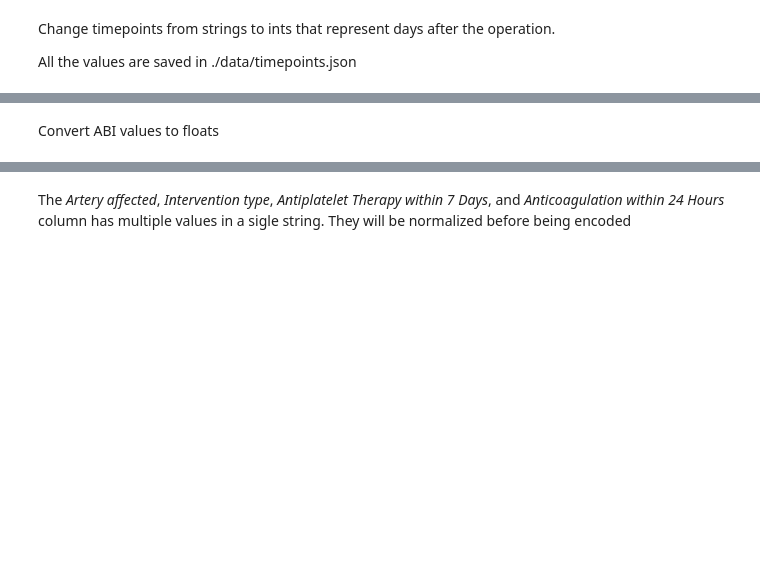
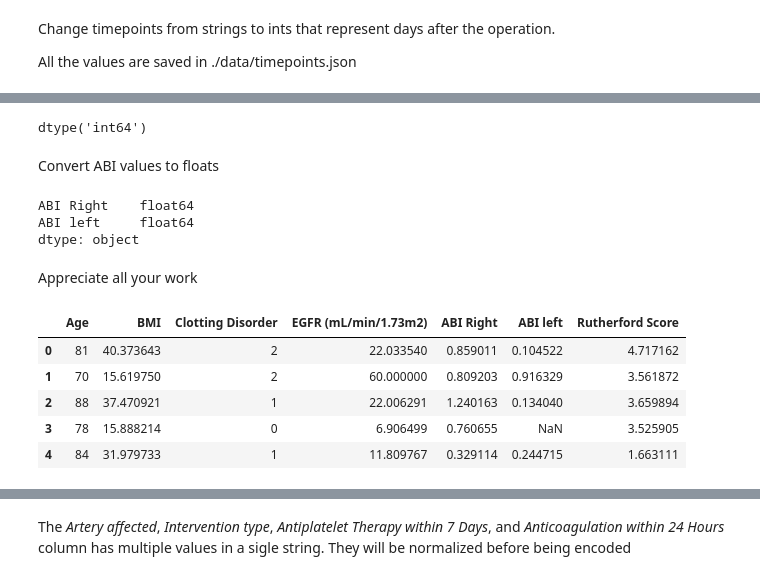
Before and after one commit to kstack21/CapstoneC2023, a Jupyter notebook: steps.ipynb, the cells around one changed output, grey strips where cells are left out. Saved outputs shown, nothing was run; the diff lists cells and outputs as text; code cells hidden in the pictures; blank space fills up the shorter version.

Commit message:
Data visualiztion updated with split data

```diff
--- a/steps.ipynb
+++ b/steps.ipynb
@@ -254,15 +325,25 @@ boundaries
 # %%
 # Replace all boundary values with their correcponding right values
 
-# Iterate over the DataFrame and apply boundaries
+# EGFR
+egfr_column = 'EGFR (mL/min/1.73m2)'
+efgr_replacement = boundaries.pop(egfr_column, None)
+# Remove spaces in the column
+clean_baseline_df[egfr_column] = clean_baseline_df[egfr_column].replace(regex={r'\s': ''})
+
+# Use a regular expression to match and replace values
+for name, replacement in efgr_replacement.items():
+    clean_baseline_df[egfr_column] = clean_baseline_df[egfr_column].replace({f'^{name}': replacement}, regex=True)
+
+# Iterate over TEG DataFrame and apply boundaries
 for column, replacement_dict in boundaries.items():
 
     # Remove spaces in the column
-    clean_df[column] = clean_df[column].replace(regex={r'\s': ''})
+    clean_TEG_df[column] = clean_TEG_df[column].replace(regex={r'\s': ''})
 
     # Use a regular expression to match and replace values
     for name, replacement in replacement_dict.items():
-        clean_df[column] = clean_df[column].replace({f'^{name}': replacement}, regex=True)
+        clean_TEG_df[column] = clean_TEG_df[column].replace({f'^{name}': replacement}, regex=True)
 
 # Show changes
-clean_df[list(boundaries.keys())].head()
+clean_TEG_df[list(boundaries.keys())].head()
@@ -268,0 +367,4 @@ clean_df[list(boundaries.keys())].head()
+# %%
+# Convert  Rutherford Score and TEG values to float
+clean_baseline_df["Rutherford Score"] = pd.to_numeric(clean_baseline_df["Rutherford Score"], errors='coerce')
+clean_baseline_df["Rutherford Score"].dtypes
@@ -308,9 +447,16 @@ clean_df.drop(columns=['Visit Timepoint'], inplace = True)
 # %%
-clean_df['Days from operation'].dtype
+
+clean_TEG_df['Days from operation'].dtype
+# %% [output]
+dtype('int64')
 # %% [markdown]
 Convert ABI values to floats
 # %%
-clean_df['ABI Right'] = pd.to_numeric(clean_df['ABI Right'], errors='coerce')
-clean_df['ABI left'] = pd.to_numeric(clean_df['ABI left'], errors='coerce')
+clean_baseline_df['ABI Right'] = pd.to_numeric(clean_baseline_df['ABI Right'], errors='coerce')
+clean_baseline_df['ABI left'] = pd.to_numeric(clean_baseline_df['ABI left'], errors='coerce')
 
-clean_df[['ABI Right', 'ABI left']].dtypes
+clean_baseline_df[['ABI Right', 'ABI left']].dtypes
+# %% [output]
+ABI Right    float64
+ABI left     float64
+dtype: object
@@ -319,0 +463,11 @@ clean_df[["Days from operation","Age","BMI", "Clotting Disorder", "EGFR (mL/min/
+# %% [markdown]
+Appreciate all your work
+# %%
+clean_baseline_df[number_columns_baseline].head()
+# %% [output]
+|  | Age | BMI | Clotting Disorder | EGFR (mL/min/1.73m2) | ABI Right | ABI left | Rutherford Score |
+| 0 | 81 | 40.373643 | 2 | 22.033540 | 0.859011 | 0.104522 | 4.717162 |
+| 1 | 70 | 15.619750 | 2 | 60.000000 | 0.809203 | 0.916329 | 3.561872 |
+| 2 | 88 | 37.470921 | 1 | 22.006291 | 1.240163 | 0.134040 | 3.659894 |
+| 3 | 78 | 15.888214 | 0 | 6.906499 | 0.760655 | NaN | 3.525905 |
+| 4 | 84 | 31.979733 | 1 | 11.809767 | 0.329114 | 0.244715 | 1.663111 |
```
Also changed, not shown: parts of 62 cells of this notebook, 4 other files.
